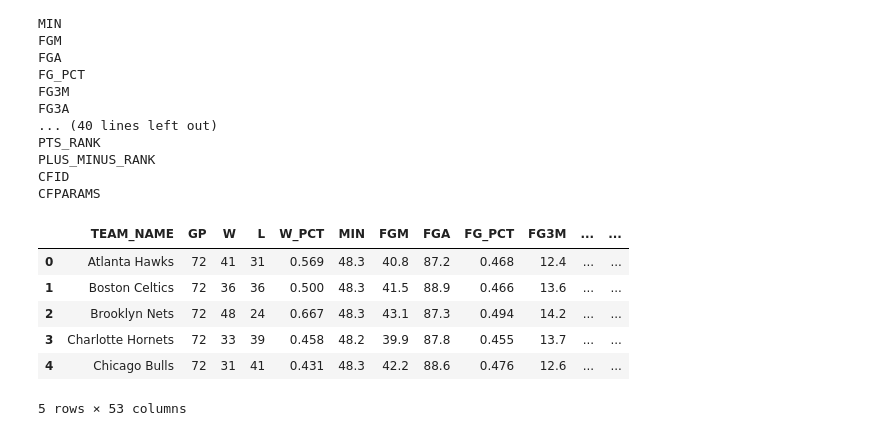
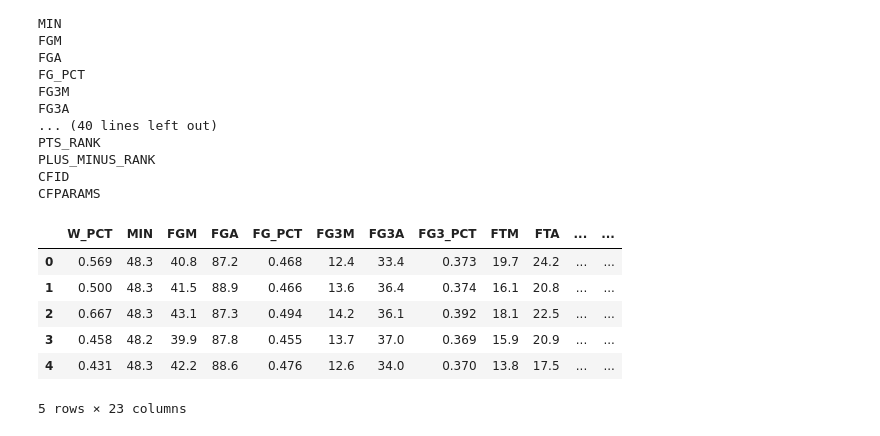
Before and after one commit to russellsprout/CMSE202_Proj, a Jupyter notebook: NBA.ipynb, the cells around one changed output. Saved outputs shown, nothing was run; the diff lists cells and outputs as text; code cells hidden in the pictures.

```diff
--- a/NBA.ipynb
+++ b/NBA.ipynb
@@ -90,13 +90,18 @@ CFID
 CFPARAMS
 # %%
 NBA = NBA.drop(['CFPARAMS', 'CFID','TEAM_ID'], axis = 1)
+# %%
+NBA_num = NBA.drop(['GP','W','L','TEAM_NAME', 'GP_RANK','W_RANK','L_RANK','W_PCT_RANK','MIN_RANK','FGM_RANK',
+'FGA_RANK','FG_PCT_RANK','FG3M_RANK','FG3A_RANK','FG3_PCT_RANK','FTM_RANK','FTA_RANK','FT_PCT_RANK','OREB_RANK',
+'DREB_RANK','REB_RANK','AST_RANK','TOV_RANK','STL_RANK','BLK_RANK','BLKA_RANK','PF_RANK','PFD_RANK','PTS_RANK',
+'PLUS_MINUS_RANK'], axis =1 )
 # %%
-NBA.head()
+NBA_num.head()
 # %% [output]
-|  | TEAM_NAME | GP | W | L | W_PCT | MIN | FGM | FGA | FG_PCT | FG3M | ... | ... |
-| 0 | Atlanta Hawks | 72 | 41 | 31 | 0.569 | 48.3 | 40.8 | 87.2 | 0.468 | 12.4 | ... | ... |
-| 1 | Boston Celtics | 72 | 36 | 36 | 0.500 | 48.3 | 41.5 | 88.9 | 0.466 | 13.6 | ... | ... |
-| 2 | Brooklyn Nets | 72 | 48 | 24 | 0.667 | 48.3 | 43.1 | 87.3 | 0.494 | 14.2 | ... | ... |
-| 3 | Charlotte Hornets | 72 | 33 | 39 | 0.458 | 48.2 | 39.9 | 87.8 | 0.455 | 13.7 | ... | ... |
-| 4 | Chicago Bulls | 72 | 31 | 41 | 0.431 | 48.3 | 42.2 | 88.6 | 0.476 | 12.6 | ... | ... |
+|  | W_PCT | MIN | FGM | FGA | FG_PCT | FG3M | FG3A | FG3_PCT | FTM | FTA | ... | ... |
+| 0 | 0.569 | 48.3 | 40.8 | 87.2 | 0.468 | 12.4 | 33.4 | 0.373 | 19.7 | 24.2 | ... | ... |
+| 1 | 0.500 | 48.3 | 41.5 | 88.9 | 0.466 | 13.6 | 36.4 | 0.374 | 16.1 | 20.8 | ... | ... |
+| 2 | 0.667 | 48.3 | 43.1 | 87.3 | 0.494 | 14.2 | 36.1 | 0.392 | 18.1 | 22.5 | ... | ... |
+| 3 | 0.458 | 48.2 | 39.9 | 87.8 | 0.455 | 13.7 | 37.0 | 0.369 | 15.9 | 20.9 | ... | ... |
+| 4 | 0.431 | 48.3 | 42.2 | 88.6 | 0.476 | 12.6 | 34.0 | 0.370 | 13.8 | 17.5 | ... | ... |
-5 rows × 53 columns
+5 rows × 23 columns
```
Also changed, not shown: parts of 3 cells of this notebook.
